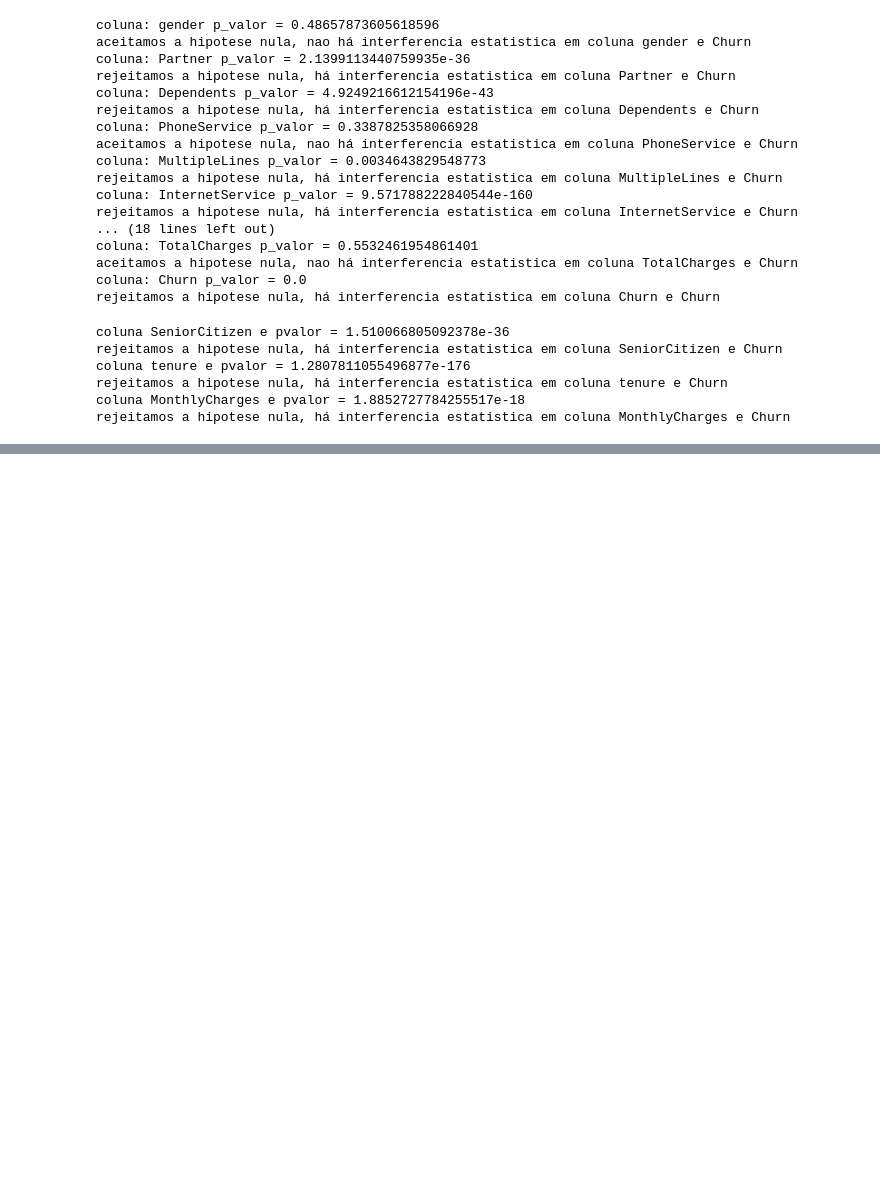
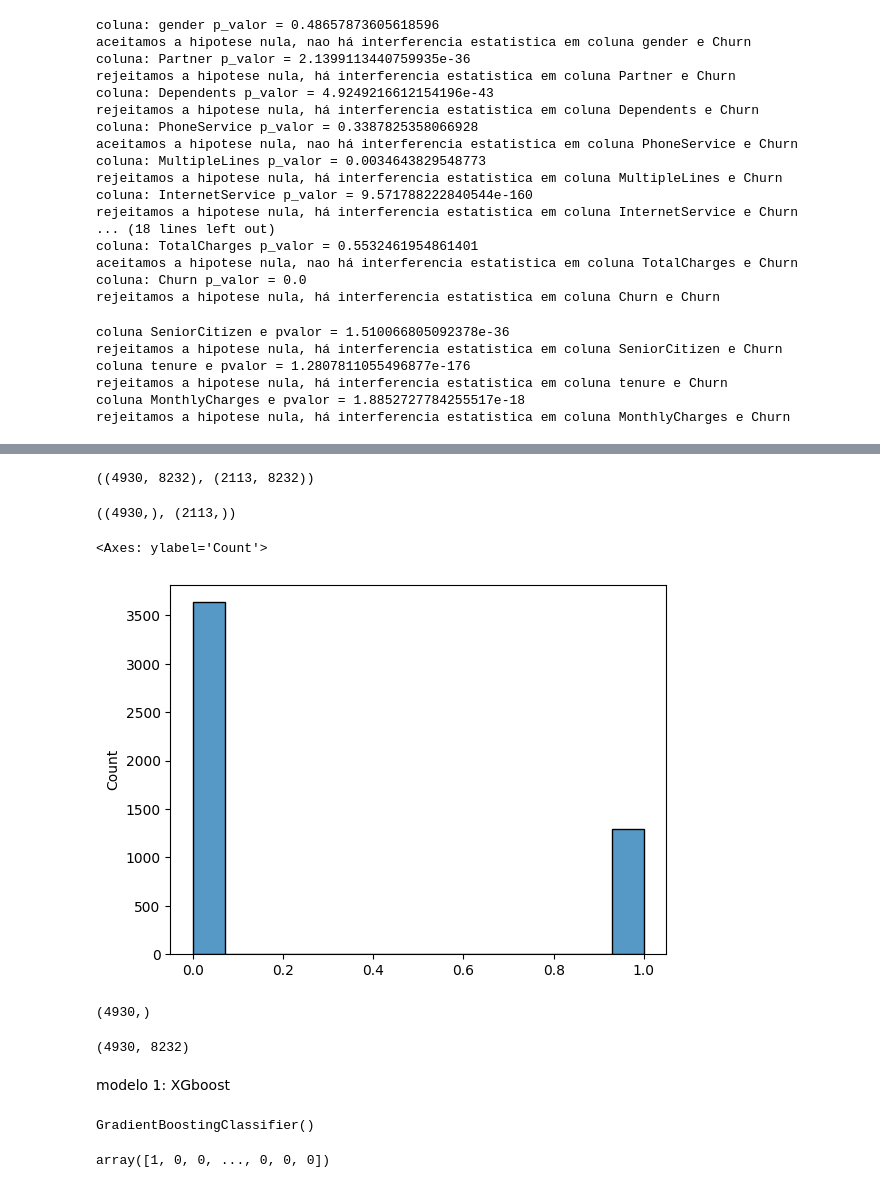
Before and after one commit to WesleySouza13/Analise-em-Churn, a Jupyter notebook: Untitled-1.ipynb, the cells around one changed output, grey strips where cells are left out. Saved outputs shown, nothing was run; the diff lists cells and outputs as text; code cells hidden in the pictures; blank space fills up the shorter version.

```diff
--- a/Untitled-1.ipynb
+++ b/Untitled-1.ipynb
@@ -234,0 +263,32 @@ rejeitamos a hipotese nula, há interferencia estatistica em coluna MonthlyCharg
+# %%
+#funçoes de encoder
+le = LabelEncoder()
+oh = OneHotEncoder()
+# %%
+x_enc = oh.fit_transform(x)
+# %%
+y_enc = le.fit_transform(y)
+# %%
+x_treino, x_teste, y_treino, y_teste = train_test_split(x_enc,y_enc, test_size=0.3, random_state=42)
+# %%
+x_treino.shape, x_teste.shape
+# %% [output]
+((4930, 8232), (2113, 8232))
+# %%
+y_treino.shape, y_teste.shape
+# %% [output]
+((4930,), (2113,))
+# %%
+#grafico de classe
+sns.histplot(y_treino)
+# %% [output]
+<Axes: ylabel='Count'>
+[figure, added]
+# %%
+y_treino.shape
+# %% [output]
+(4930,)
+# %%
+x_treino.shape
+# %% [output]
+(4930, 8232)
@@ -234,0 +310,2 @@ rejeitamos a hipotese nula, há interferencia estatistica em coluna MonthlyCharg
+# %% [markdown]
+modelo 1: XGboost
@@ -234,0 +314,9 @@ rejeitamos a hipotese nula, há interferencia estatistica em coluna MonthlyCharg
+# %%
+modelo_xgboost.fit(x_treino, y_treino)
+# %% [output]
+GradientBoostingClassifier()
+# %%
+predicao_xgboost = modelo_xgboost.predict(x_teste)
+predicao_xgboost
+# %% [output]
+array([1, 0, 0, ..., 0, 0, 0])
```
Also changed, not shown: parts of 14 cells of this notebook.
